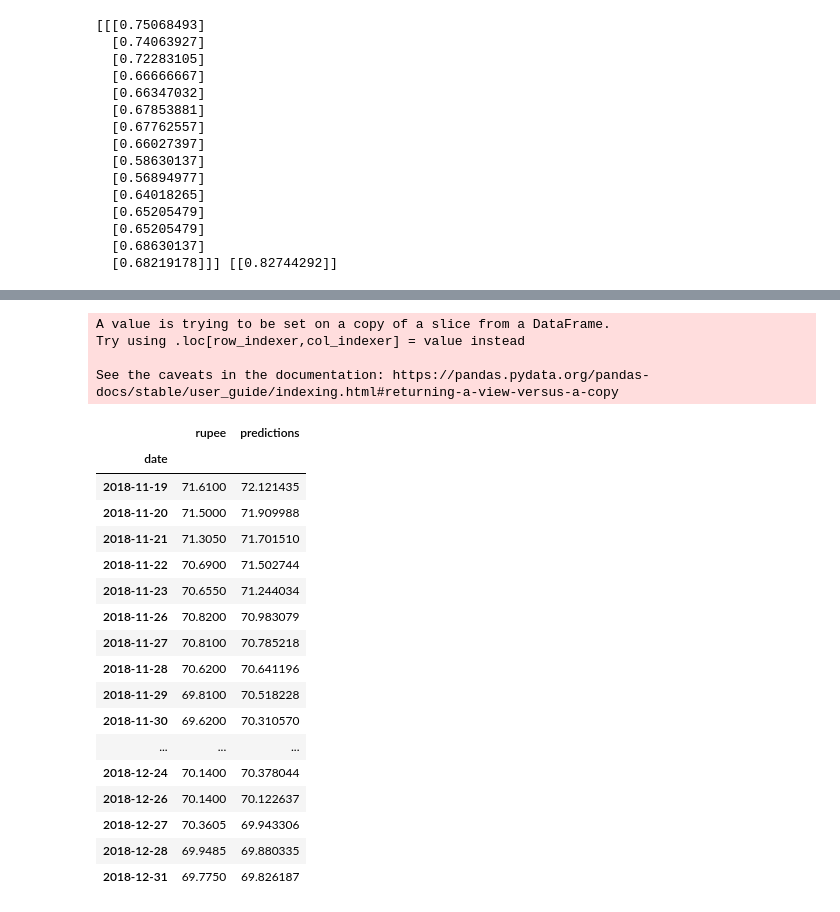
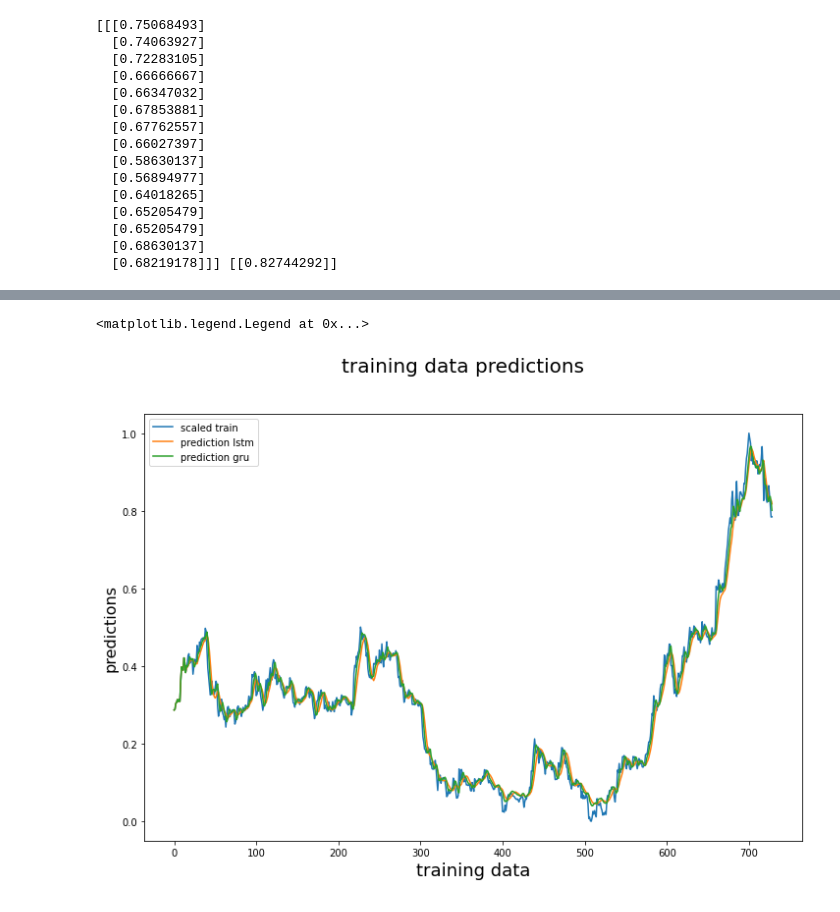
Before and after one commit to ishan-modi/Dollar-Rupee-Predictor, a Jupyter notebook: Dollar_Rupee_Prediction.ipynb, the cells around one changed output, grey strips where cells are left out. Cells and saved outputs as stored; diff of their text form; code cells hidden in the pictures.

```diff
--- a/Dollar_Rupee_Prediction.ipynb
+++ b/Dollar_Rupee_Prediction.ipynb
@@ -198,28 +256,13 @@ plt.plot(test_predictions)
-# %%
-true_predictions = scaler.inverse_transform(test_predictions)
-test['predictions']=true_predictions
-
-test
-# %% [output]
-A value is trying to be set on a copy of a slice from a DataFrame.
-Try using .loc[row_indexer,col_indexer] = value instead
-
-See the caveats in the documentation: https://pandas.pydata.org/pandas-docs/stable/user_guide/indexing.html#returning-a-view-versus-a-copy
-|  | rupee | predictions |
-| date |  |  |
-| 2018-11-19 | 71.6100 | 72.121435 |
-| 2018-11-20 | 71.5000 | 71.909988 |
-| 2018-11-21 | 71.3050 | 71.701510 |
-| 2018-11-22 | 70.6900 | 71.502744 |
-| 2018-11-23 | 70.6550 | 71.244034 |
-| 2018-11-26 | 70.8200 | 70.983079 |
-| 2018-11-27 | 70.8100 | 70.785218 |
-| 2018-11-28 | 70.6200 | 70.641196 |
-| 2018-11-29 | 69.8100 | 70.518228 |
-| 2018-11-30 | 69.6200 | 70.310570 |
-| ... | ... | ... |
-| 2018-12-24 | 70.1400 | 70.378044 |
-| 2018-12-26 | 70.1400 | 70.122637 |
-| 2018-12-27 | 70.3605 | 69.943306 |
-| 2018-12-28 | 69.9485 | 69.880335 |
-| 2018-12-31 | 69.7750 | 69.826187 |
+# %%
+import matplotlib.pyplot as plt
+fig=plt.figure(figsize=(12,8))
+fig.suptitle('training data predictions', fontsize=20)
+plt.xlabel('training data', fontsize=18)
+plt.ylabel('predictions', fontsize=16)
+plt.plot(scaled_train,label='scaled train')
+plt.plot(train_predictions_lstm,label='prediction lstm')
+plt.plot(train_predictions_gru,label='prediction gru')
+plt.legend()
+# %% [output]
+<matplotlib.legend.Legend at 0x...>
+[figure, added]
```
Also changed, not shown: parts of 16 cells of this notebook.
